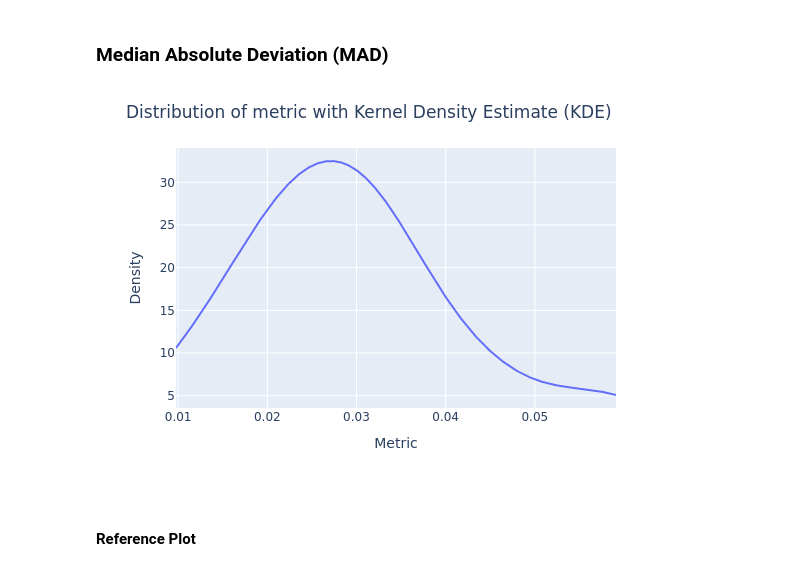
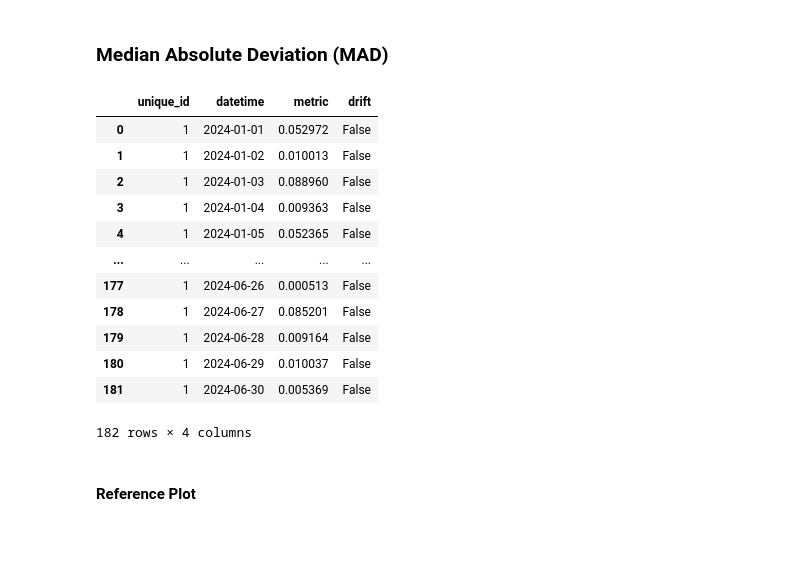
Before and after one commit to HeyLucasLeao/tinyshift, a Jupyter notebook: tinyshift/examples/tracker.ipynb, the cells around one changed output. Cells and saved outputs as stored; diff of their text form; code cells hidden in the pictures; blank space fills up the shorter version.

```diff
--- a/tinyshift/examples/tracker.ipynb
+++ b/tinyshift/examples/tracker.ipynb
@@ -135,6 +107,19 @@ tracker = CategoricalDriftTracker(df_grouped, func="l_infinity", drift_limit='ma
-# %%
-tracker.plot.kde(fig_type="png")
-# %% [output]
-[figure, removed]
+# %%
+tracker = CatDrift(df_reference, func="chebyshev", drift_limit='mad', time_col="datetime", target_col="discrete_1")
+tracker.predict(df_reference, time_col="datetime", id_col="unique_id", target_col="discrete_1")
+# %% [output]
+|  | unique_id | datetime | metric | drift |
+| 0 | 1 | 2024-01-01 | 0.052972 | False |
+| 1 | 1 | 2024-01-02 | 0.010013 | False |
+| 2 | 1 | 2024-01-03 | 0.088960 | False |
+| 3 | 1 | 2024-01-04 | 0.009363 | False |
+| 4 | 1 | 2024-01-05 | 0.052365 | False |
+| ... | ... | ... | ... | ... |
+| 177 | 1 | 2024-06-26 | 0.000513 | False |
+| 178 | 1 | 2024-06-27 | 0.085201 | False |
+| 179 | 1 | 2024-06-28 | 0.009164 | False |
+| 180 | 1 | 2024-06-29 | 0.010037 | False |
+| 181 | 1 | 2024-06-30 | 0.005369 | False |
+182 rows × 4 columns
 # %% [markdown]
 #### Reference Plot
```
Also changed, not shown: parts of 54 cells of this notebook, 2 other files.
